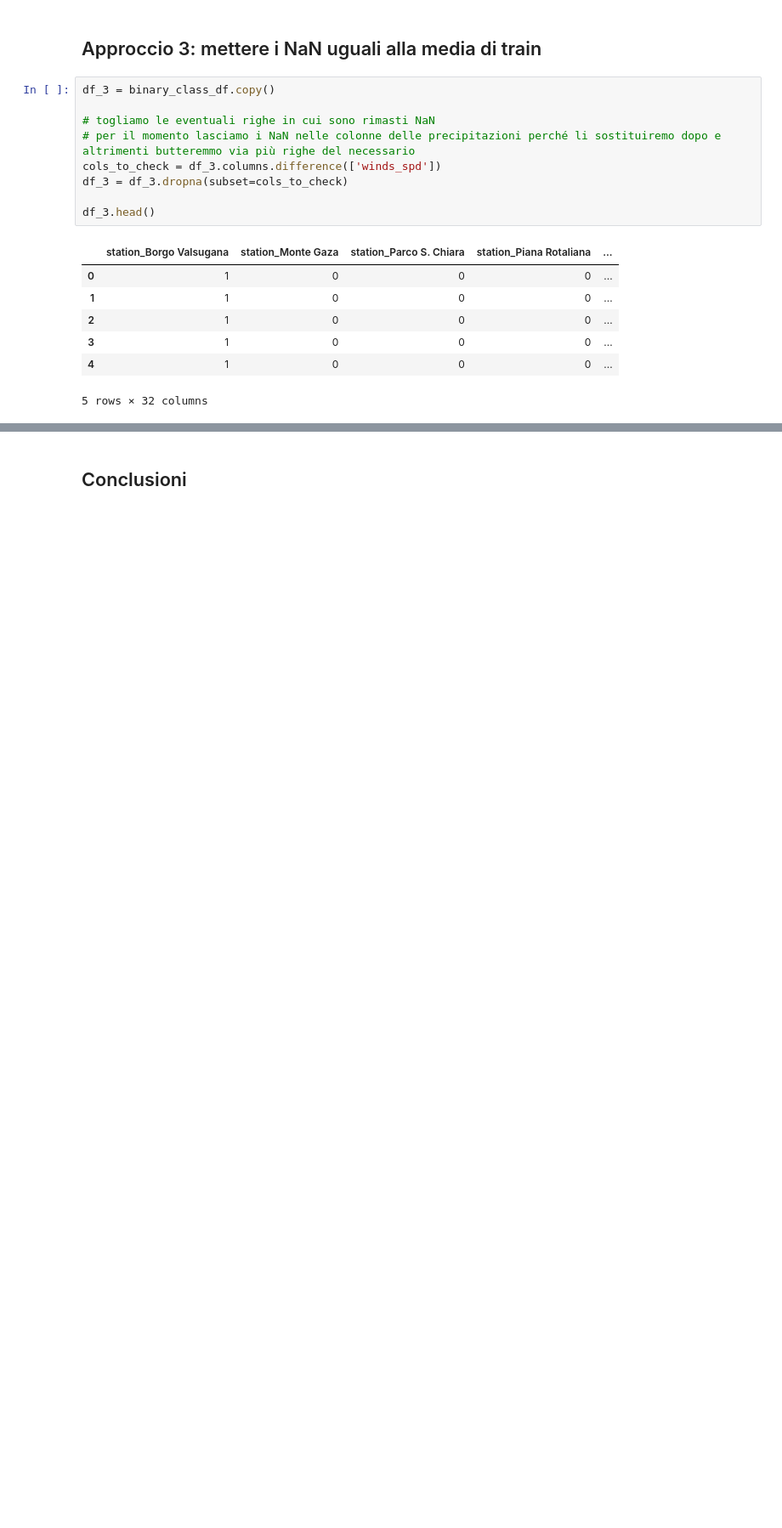
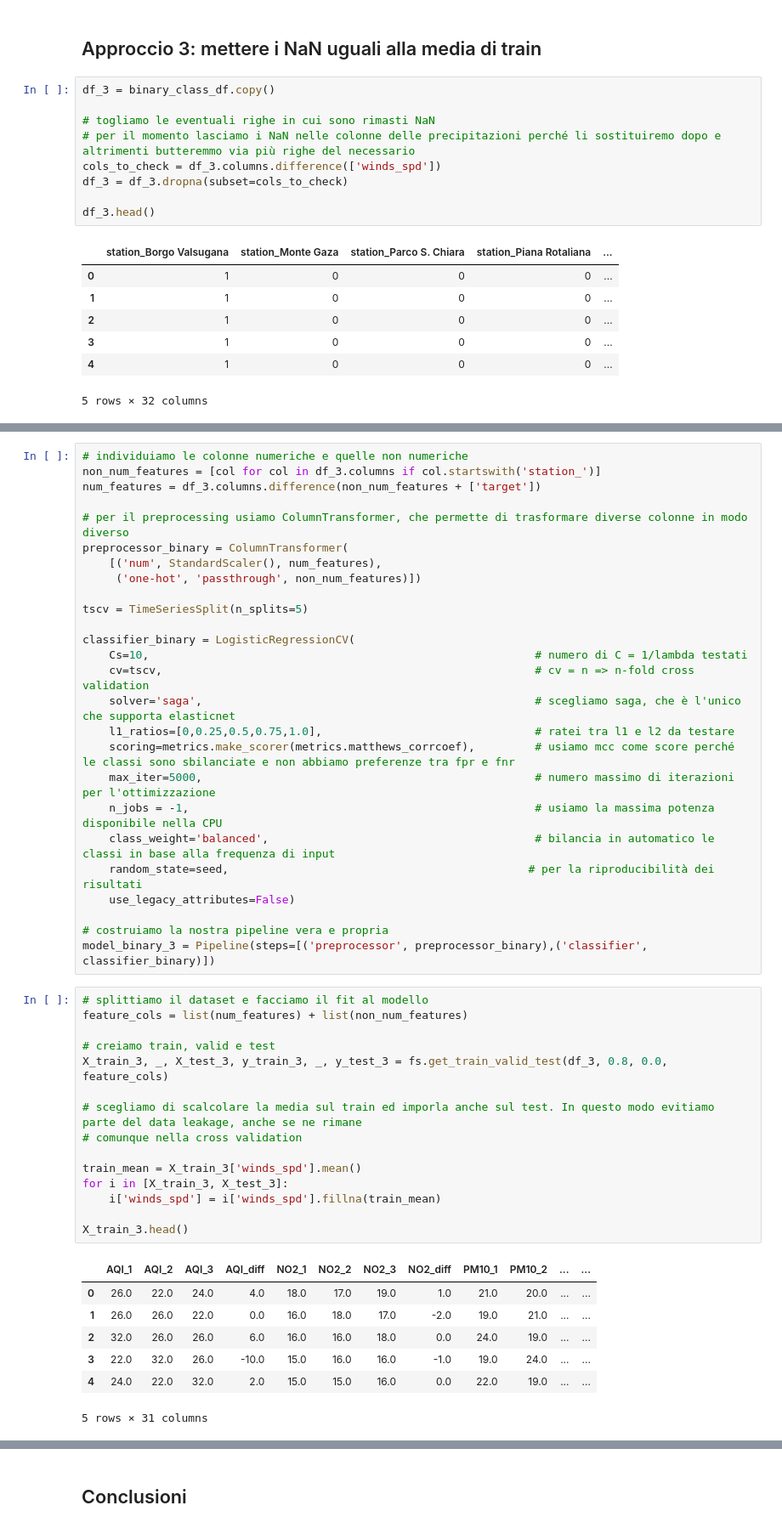
Before and after one commit to CarloDegasperi/DataScience, a Jupyter notebook: notebooks/appendix/09_winds_appendix.ipynb, the cells around one changed output, grey strips where cells are left out. Shown at 85% size. Saved outputs shown, nothing was run; the diff lists cells and outputs as text; blank space fills up the shorter version.

```diff
--- a/notebooks/appendix/09_winds_appendix.ipynb
+++ b/notebooks/appendix/09_winds_appendix.ipynb
@@ -311,2 +271,51 @@ LR3 = LogisticRegressionCV(
+# %%
+# individuiamo le colonne numeriche e quelle non numeriche
+non_num_features = [col for col in df_3.columns if col.startswith('station_')]
+num_features = df_3.columns.difference(non_num_features + ['target'])
+
+# per il preprocessing usiamo ColumnTransformer, che permette di trasformare diverse colonne in modo diverso
+preprocessor_binary = ColumnTransformer(
+    [('num', StandardScaler(), num_features),
+     ('one-hot', 'passthrough', non_num_features)])
+
+tscv = TimeSeriesSplit(n_splits=5)
+
+classifier_binary = LogisticRegressionCV(
+    Cs=10,                                                          # numero di C = 1/lambda testati
+    cv=tscv,                                                        # cv = n => n-fold cross validation
+    solver='saga',                                                  # scegliamo saga, che è l'unico che supporta elasticnet
+    l1_ratios=[0,0.25,0.5,0.75,1.0],                                # ratei tra l1 e l2 da testare
+    scoring=metrics.make_scorer(metrics.matthews_corrcoef),         # usiamo mcc come score perché le classi sono sbilanciate e non abbiamo preferenze tra fpr e fnr
+    max_iter=5000,                                                  # numero massimo di iterazioni per l'ottimizzazione
+    n_jobs = -1,                                                    # usiamo la massima potenza disponibile nella CPU
+    class_weight='balanced',                                        # bilancia in automatico le classi in base alla frequenza di input
+    random_state=seed,                                             # per la riproducibilità dei risultati
+    use_legacy_attributes=False)
+
+# costruiamo la nostra pipeline vera e propria
+model_binary_3 = Pipeline(steps=[('preprocessor', preprocessor_binary),('classifier', classifier_binary)])
+# %%
+# splittiamo il dataset e facciamo il fit al modello
+feature_cols = list(num_features) + list(non_num_features)
+
+# creiamo train, valid e test
+X_train_3, _, X_test_3, y_train_3, _, y_test_3 = fs.get_train_valid_test(df_3, 0.8, 0.0, feature_cols)
+
+# scegliamo di scalcolare la media sul train ed imporla anche sul test. In questo modo evitiamo parte del data leakage, anche se ne rimane
+# comunque nella cross validation
+
+train_mean = X_train_3['winds_spd'].mean()
+for i in [X_train_3, X_test_3]:
+    i['winds_spd'] = i['winds_spd'].fillna(train_mean)
+
+X_train_3.head()
+# %% [output]
+|  | AQI_1 | AQI_2 | AQI_3 | AQI_diff | NO2_1 | NO2_2 | NO2_3 | NO2_diff | PM10_1 | PM10_2 | ... | ... |
+| 0 | 26.0 | 22.0 | 24.0 | 4.0 | 18.0 | 17.0 | 19.0 | 1.0 | 21.0 | 20.0 | ... | ... |
+| 1 | 26.0 | 26.0 | 22.0 | 0.0 | 16.0 | 18.0 | 17.0 | -2.0 | 19.0 | 21.0 | ... | ... |
+| 2 | 32.0 | 26.0 | 26.0 | 6.0 | 16.0 | 16.0 | 18.0 | 0.0 | 24.0 | 19.0 | ... | ... |
+| 3 | 22.0 | 32.0 | 26.0 | -10.0 | 15.0 | 16.0 | 16.0 | -1.0 | 19.0 | 24.0 | ... | ... |
+| 4 | 24.0 | 22.0 | 32.0 | 2.0 | 15.0 | 15.0 | 16.0 | 0.0 | 22.0 | 19.0 | ... | ... |
+5 rows × 31 columns
 # %%
 # alleniamo il modello sul nostro insieme di training
```
Also changed, not shown: parts of 27 cells of this notebook, 7 other files.
